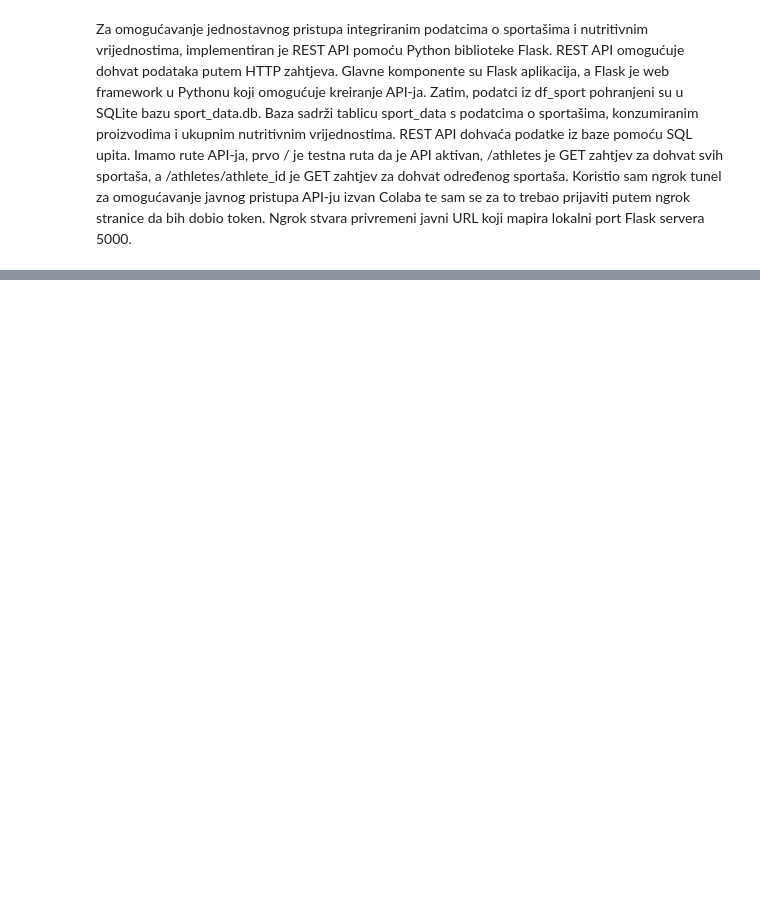
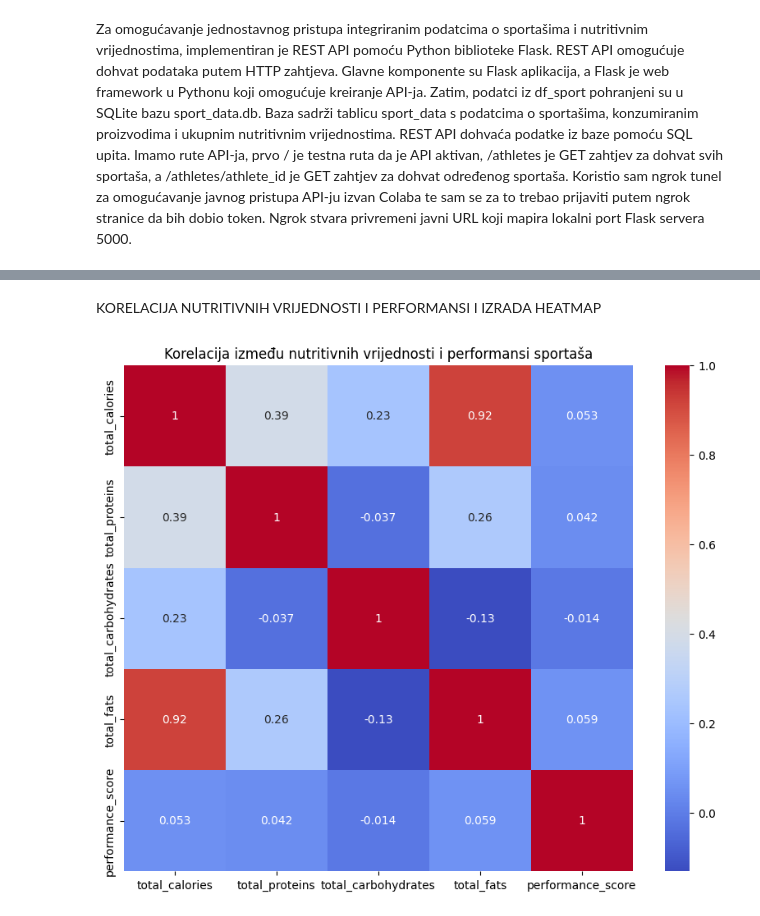
Before and after one commit to jvrscak/Analiza-utjecaja-prehrane-na-rezultate-sporta-a, a Jupyter notebook: projekt_iz_PZAP_JanVrščak.ipynb, the cells around one changed output, grey strips where cells are left out. Cells and saved outputs as stored; diff of their text form; code cells hidden in the pictures; blank space fills up the shorter version.

```diff
--- a/projekt_iz_PZAP_JanVrščak.ipynb
+++ b/projekt_iz_PZAP_JanVrščak.ipynb
@@ -283,0 +331,14 @@ Za omogućavanje jednostavnog pristupa integriranim podatcima o sportašima i nu
+# %% [markdown]
+KORELACIJA NUTRITIVNIH VRIJEDNOSTI I PERFORMANSI I IZRADA HEATMAP
+# %%
+import seaborn as sns
+import matplotlib.pyplot as plt
+
+corr = df_sport[["total_calories", "total_proteins", "total_carbohydrates", "total_fats", "performance_score"]].corr()
+
+plt.figure(figsize=(10, 8))
+sns.heatmap(corr, annot=True, cmap="coolwarm")
+plt.title("Korelacija između nutritivnih vrijednosti i performansi sportaša")
+plt.show()
+# %% [output]
+[figure, added]
```
Also changed, not shown: parts of 13 cells of this notebook.
